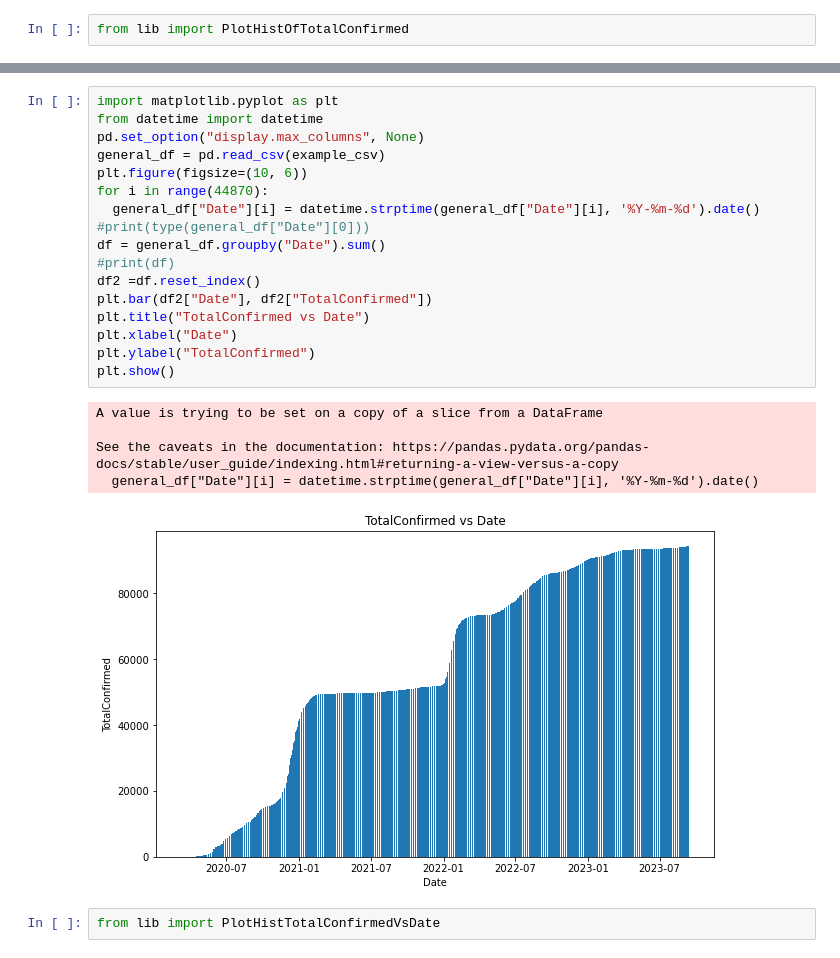
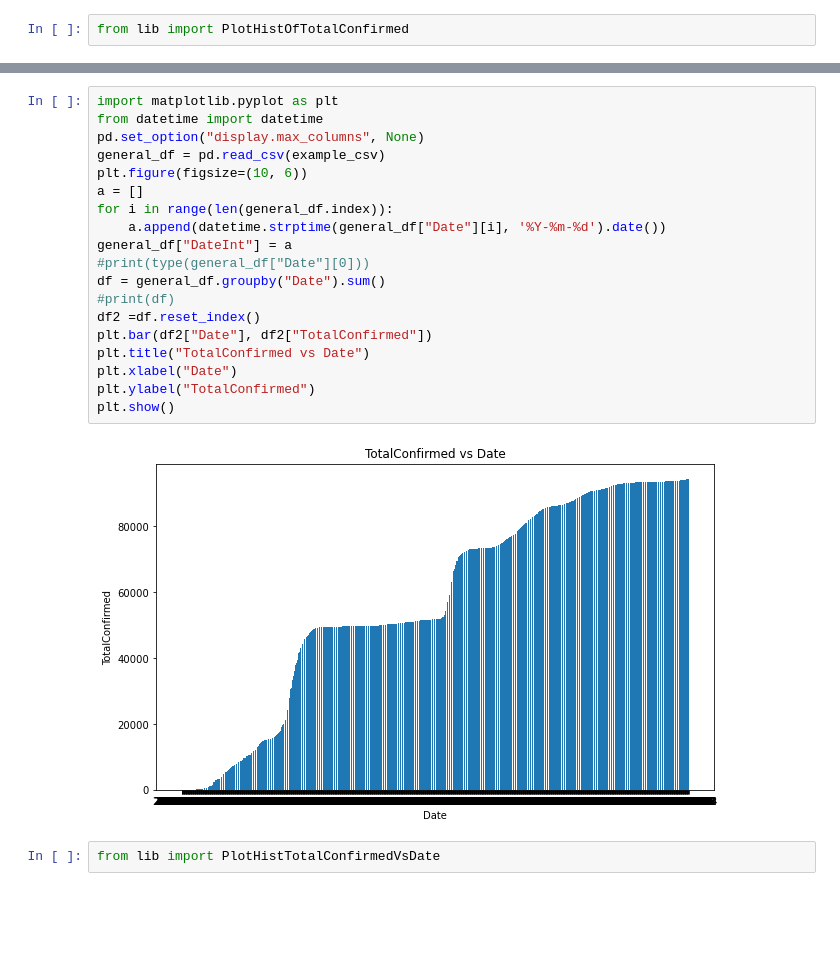
Before and after one commit to nogibjj/Individual-Project-1, a Jupyter notebook: Individual Project 1.ipynb, the cells around one changed output, grey strips where cells are left out. Saved outputs shown, nothing was run; the diff lists cells and outputs as text; blank space fills up the shorter version.

```diff
--- a/Individual Project 1.ipynb
+++ b/Individual Project 1.ipynb
@@ -63,26 +63,24 @@ PlotHistOfTotalConfirmed(example_csv)
 # %%
 import matplotlib.pyplot as plt
 from datetime import datetime
 pd.set_option("display.max_columns", None)
 general_df = pd.read_csv(example_csv)
 plt.figure(figsize=(10, 6))
-for i in range(44870):
-  general_df["Date"][i] = datetime.strptime(general_df["Date"][i], '%Y-%m-%d').date()
+a = []
+for i in range(len(general_df.index)):
+    a.append(datetime.strptime(general_df["Date"][i], '%Y-%m-%d').date())
+general_df["DateInt"] = a
 #print(type(general_df["Date"][0]))
 df = general_df.groupby("Date").sum()
 #print(df)
 df2 =df.reset_index()
 plt.bar(df2["Date"], df2["TotalConfirmed"])
 plt.title("TotalConfirmed vs Date")
 plt.xlabel("Date")
 plt.ylabel("TotalConfirmed")
 plt.show()
 # %% [output]
-A value is trying to be set on a copy of a slice from a DataFrame
-
-See the caveats in the documentation: https://pandas.pydata.org/pandas-docs/stable/user_guide/indexing.html#returning-a-view-versus-a-copy
-  general_df["Date"][i] = datetime.strptime(general_df["Date"][i], '%Y-%m-%d').date()
-[figure, old version]
+[figure, new version]
 # %%
 from lib import PlotHistTotalConfirmedVsDate
 # %%
```
Also changed, not shown: parts of 6 cells of this notebook, 2 other files.
